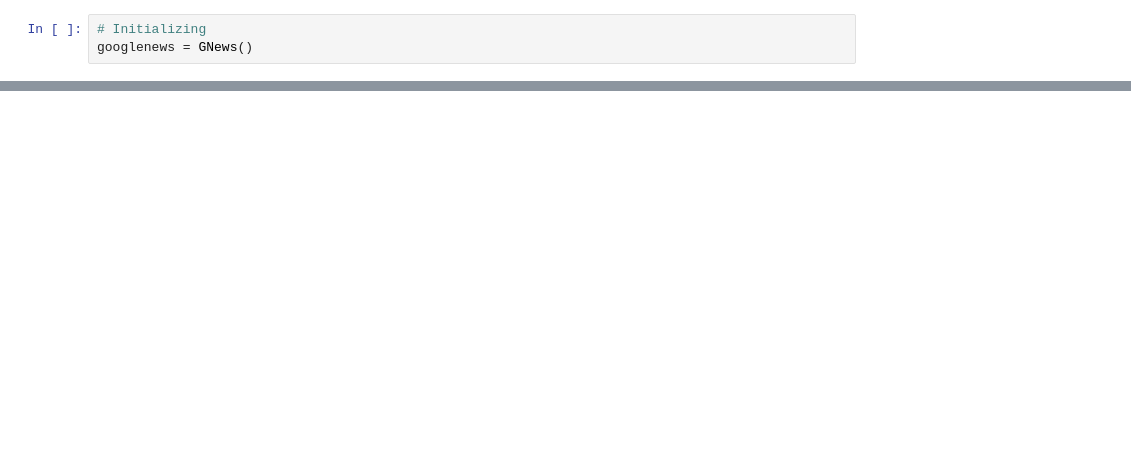
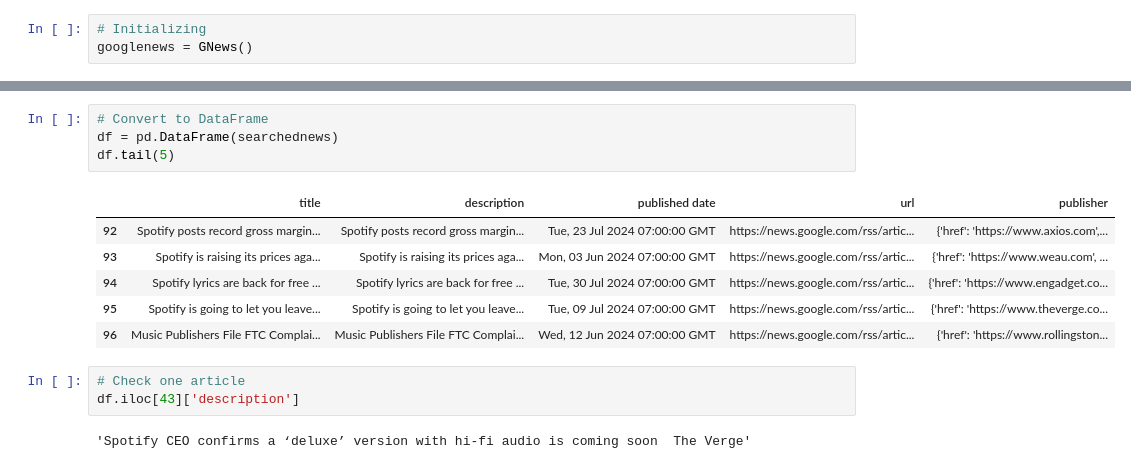
Before and after one commit to alfonrodrisimon/Topic-Modeling-with-Google-News, a Jupyter notebook: notebooks/topic-modelling-with-google-news.ipynb, the cells around one changed output, grey strips where cells are left out. Saved outputs shown, nothing was run; the diff lists cells and outputs as text; blank space fills up the shorter version.

```diff
--- a/notebooks/topic-modelling-with-google-news.ipynb
+++ b/notebooks/topic-modelling-with-google-news.ipynb
@@ -362,0 +38,16 @@ news_df.head()
+# %%
+# Convert to DataFrame
+df = pd.DataFrame(searchednews)
+df.tail(5)
+# %% [output]
+|  | title | description | published date | url | publisher |
+| 92 | Spotify posts record gross margin... | Spotify posts record gross margin... | Tue, 23 Jul 2024 07:00:00 GMT | https://news.google.com/rss/artic... | {'href': 'https://www.axios.com',... |
+| 93 | Spotify is raising its prices aga... | Spotify is raising its prices aga... | Mon, 03 Jun 2024 07:00:00 GMT | https://news.google.com/rss/artic... | {'href': 'https://www.weau.com', ... |
+| 94 | Spotify lyrics are back for free ... | Spotify lyrics are back for free ... | Tue, 30 Jul 2024 07:00:00 GMT | https://news.google.com/rss/artic... | {'href': 'https://www.engadget.co... |
+| 95 | Spotify is going to let you leave... | Spotify is going to let you leave... | Tue, 09 Jul 2024 07:00:00 GMT | https://news.google.com/rss/artic... | {'href': 'https://www.theverge.co... |
+| 96 | Music Publishers File FTC Complai... | Music Publishers File FTC Complai... | Wed, 12 Jun 2024 07:00:00 GMT | https://news.google.com/rss/artic... | {'href': 'https://www.rollingston... |
+# %%
+# Check one article
+df.iloc[43]['description']
+# %% [output]
+'Spotify CEO confirms a ‘deluxe’ version with hi-fi audio is coming soon  The Verge'
```
Also changed, not shown: parts of 53 cells of this notebook, 2 other files.
